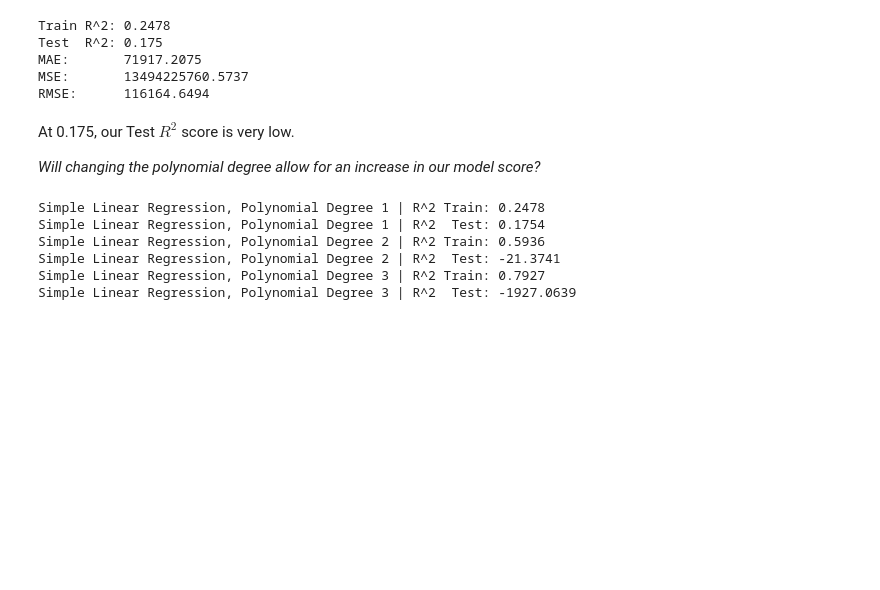
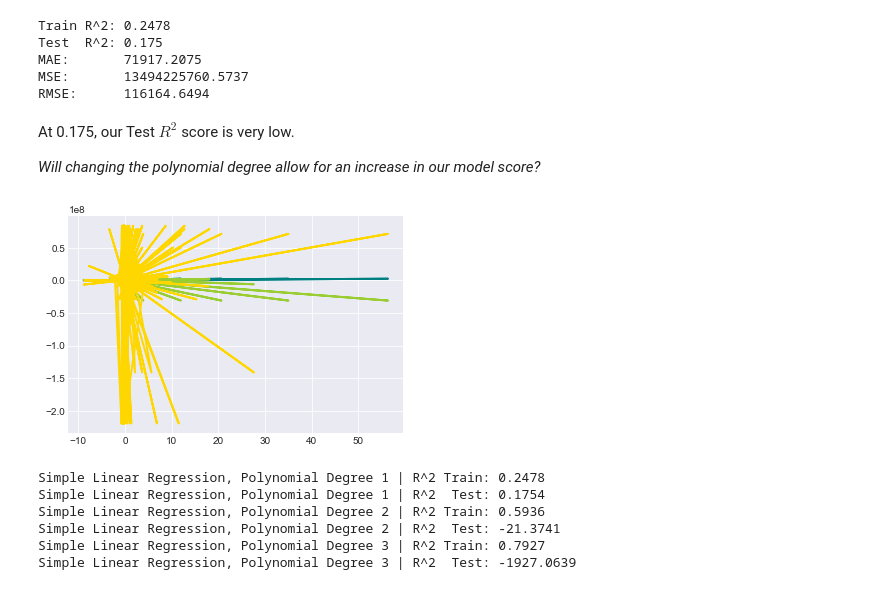
Before and after one commit to cyaris/charities_in_the_united_states, a Jupyter notebook: Linear Models with US Charities.ipynb, the cells around one changed output. Saved outputs shown, nothing was run; the diff lists cells and outputs as text; code cells hidden in the pictures; blank space fills up the shorter version.

Commit message:
Added polynomial visualziations to show models of different polynomial fits.

```diff
--- a/Linear Models with US Charities.ipynb
+++ b/Linear Models with US Charities.ipynb
@@ -215,4 +216,15 @@ At 0.175, our Test $R^2$ score is very low.
 from sklearn.preprocessing import PolynomialFeatures
+# %%
+lw = 2
+colors = ['teal', 'yellowgreen', 'gold']
+for i, degree in enumerate([1, 2, 3]):
+    model = make_pipeline(PolynomialFeatures(degree), LinearRegression())
+    model.fit(X_train_scaled, y_train)
+    y_pred = model.predict(X_test_scaled)
+    plt.plot(X_test_scaled, y_pred, color = colors[i], linewidth = lw,
+             label="degree %d" % degree)
+# %% [output]
+[figure, added]
 # %%
 n = [1, 2, 3]
 i = 0
```
Also changed, not shown: parts of 4 cells of this notebook.
